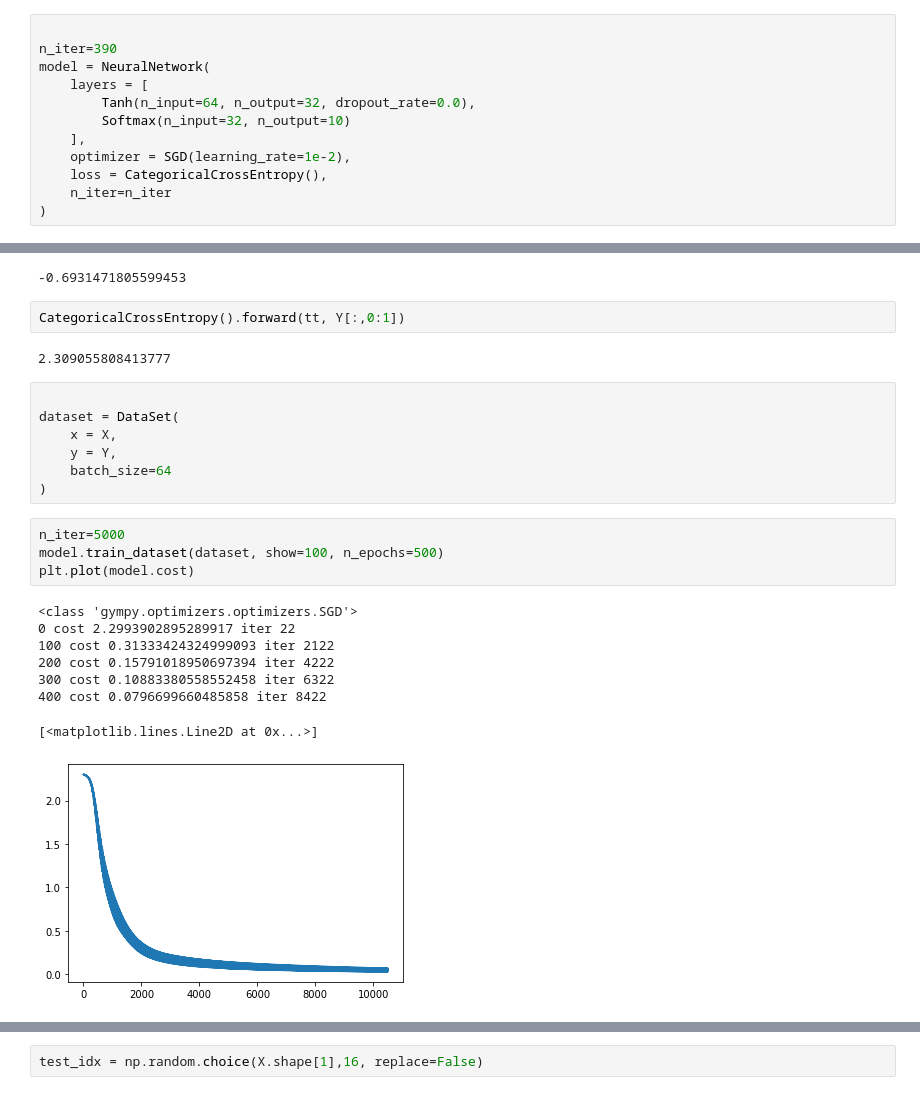
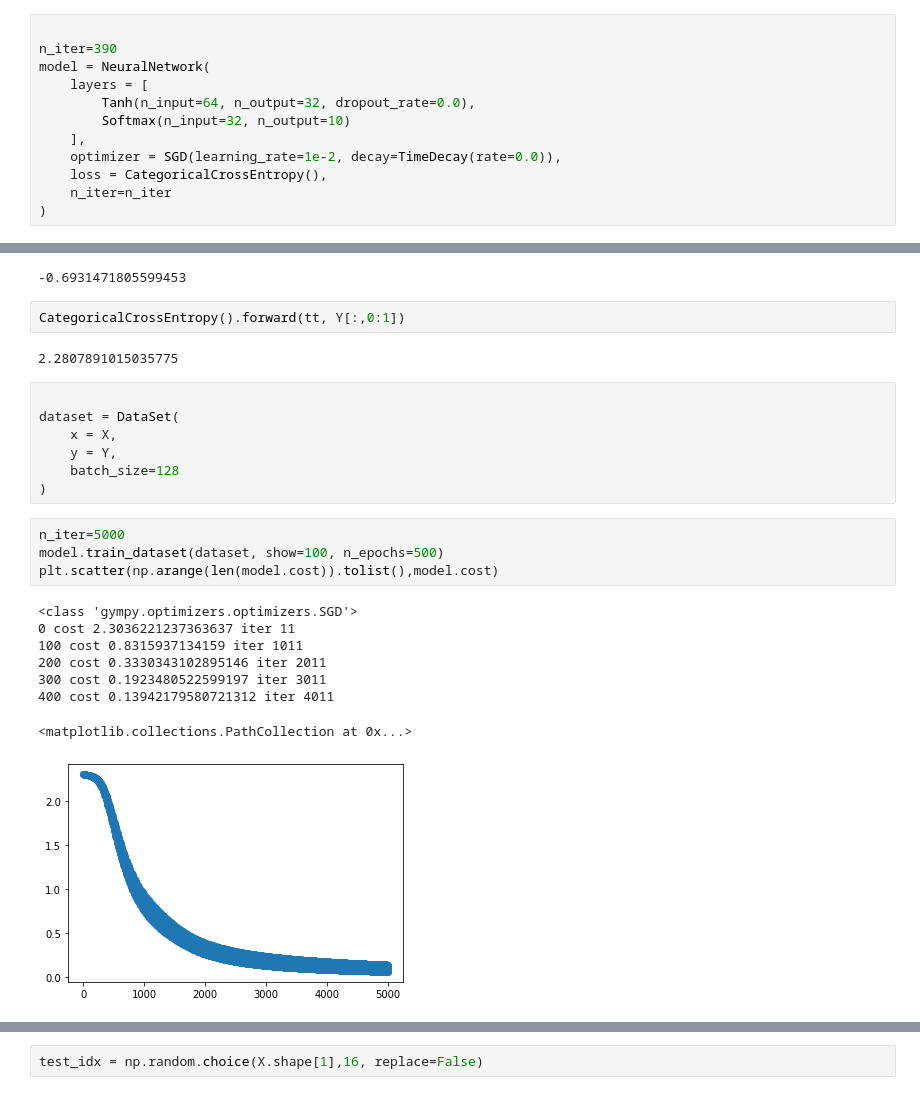
Before and after one commit to scuervo91/gympy, a Jupyter notebook: docs/examples/layers/04b-digits_dataset.ipynb, the cells around one changed output, grey strips where cells are left out. Saved outputs shown, nothing was run; the diff lists cells and outputs as text.

```diff
--- a/docs/examples/layers/04b-digits_dataset.ipynb
+++ b/docs/examples/layers/04b-digits_dataset.ipynb
@@ -38,7 +38,7 @@ model = NeuralNetwork(
         Tanh(n_input=64, n_output=32, dropout_rate=0.0),
         Softmax(n_input=32, n_output=10)
     ],
-    optimizer = SGD(learning_rate=1e-2),
+    optimizer = SGD(learning_rate=1e-2, decay=TimeDecay(rate=0.0)),
     loss = CategoricalCrossEntropy(),
     n_iter=n_iter
 )
@@ -77,27 +77,27 @@ np.log(0.5)
 # %%
 CategoricalCrossEntropy().forward(tt, Y[:,0:1])
 # %% [output]
-2.309055808413777
+2.2807891015035775
 # %%
 
 dataset = DataSet(
     x = X,
     y = Y,
-    batch_size=64
+    batch_size=128
 )
 # %%
 n_iter=5000
 model.train_dataset(dataset, show=100, n_epochs=500)
-plt.plot(model.cost)
+plt.scatter(np.arange(len(model.cost)).tolist(),model.cost)
 # %% [output]
 <class 'gympy.optimizers.optimizers.SGD'>
-0 cost 2.2993902895289917 iter 22
-100 cost 0.31333424324999093 iter 2122
-200 cost 0.15791018950697394 iter 4222
-300 cost 0.10883380558552458 iter 6322
-400 cost 0.0796699660485858 iter 8422
+0 cost 2.3036221237363637 iter 11
+100 cost 0.8315937134159 iter 1011
+200 cost 0.3330343102895146 iter 2011
+300 cost 0.1923480522599197 iter 3011
+400 cost 0.13942179580721312 iter 4011
-[<matplotlib.lines.Line2D at 0x...>]
+<matplotlib.collections.PathCollection at 0x...>
-[figure, old version]
+[figure, new version]
 # %%
 model.forward(X[:,[453]])
 # %% [output]
```
Also changed, not shown: parts of 6 cells of this notebook, 8 other files.
